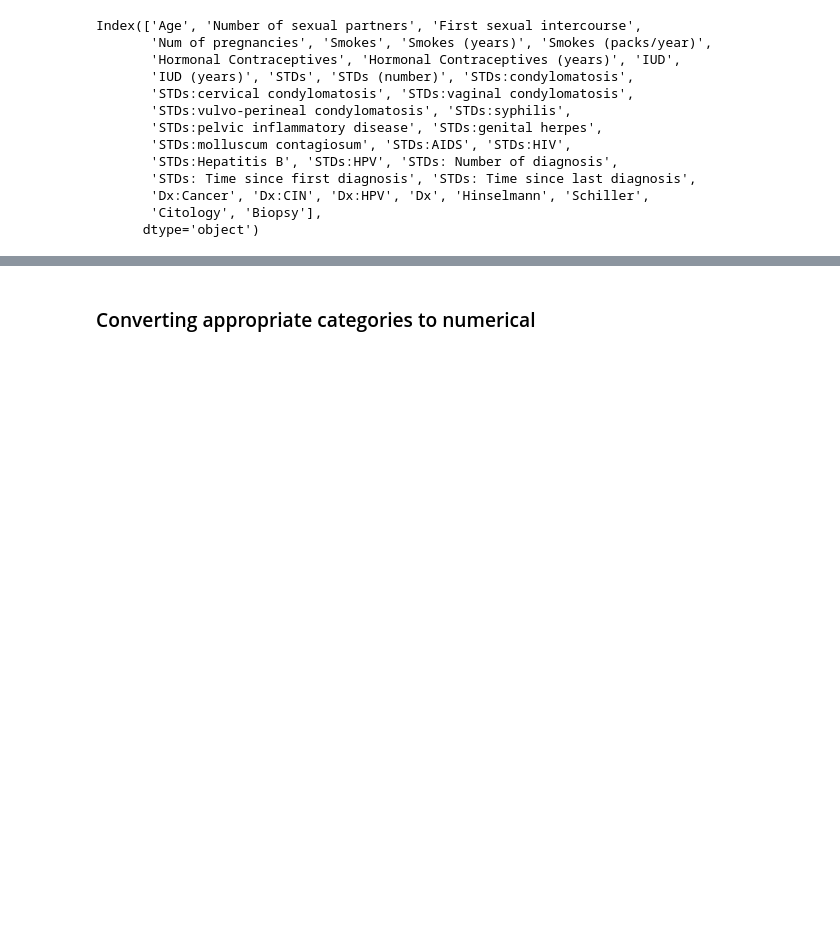
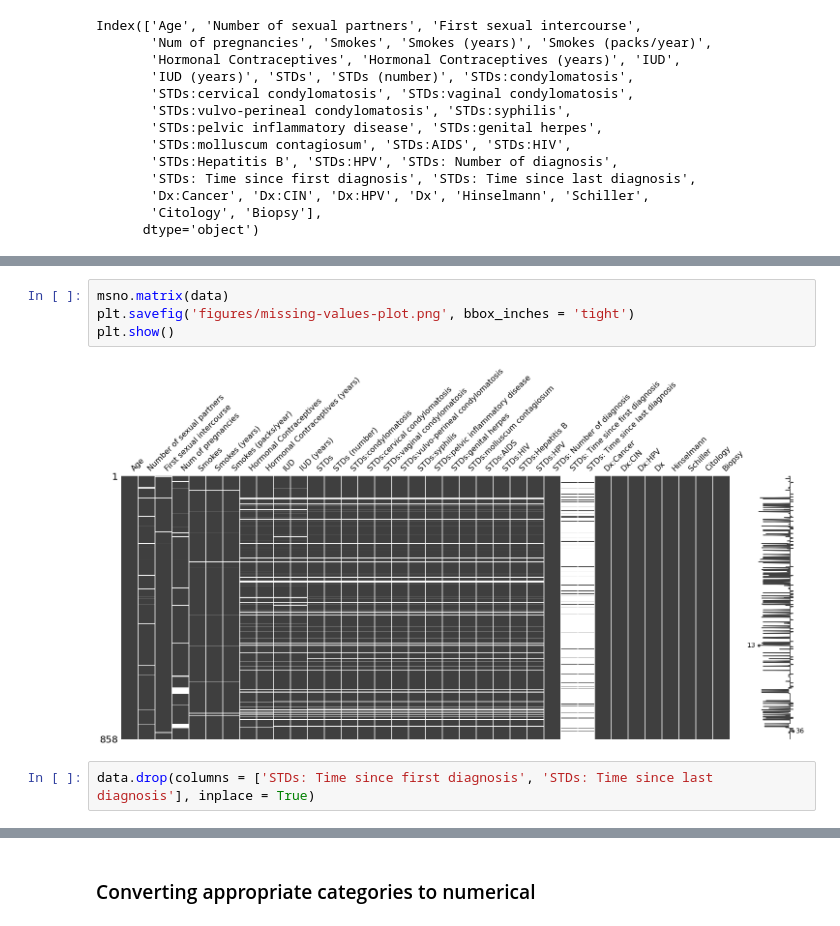
Before and after one commit to Shruti-Kaushal/Constructing-Risk-Profiles-for-Cervical-Cancer, a Jupyter notebook: Exploratory Analysis and Visualization.ipynb, the cells around one changed output, grey strips where cells are left out. Drawn from its saved outputs; the diff is of its cells as text; blank space fills up the shorter version.

```diff
--- a/Exploratory Analysis and Visualization.ipynb
+++ b/Exploratory Analysis and Visualization.ipynb
@@ -43,0 +57,8 @@ Index(['Age', 'Number of sexual partners', 'First sexual intercourse',
+# %%
+msno.matrix(data)
+plt.savefig('figures/missing-values-plot.png', bbox_inches = 'tight')
+plt.show()
+# %% [output]
+[figure, added]
+# %%
+data.drop(columns = ['STDs: Time since first diagnosis', 'STDs: Time since last diagnosis'], inplace = True)
```
Also changed, not shown: parts of 35 cells of this notebook, 2 other files.
